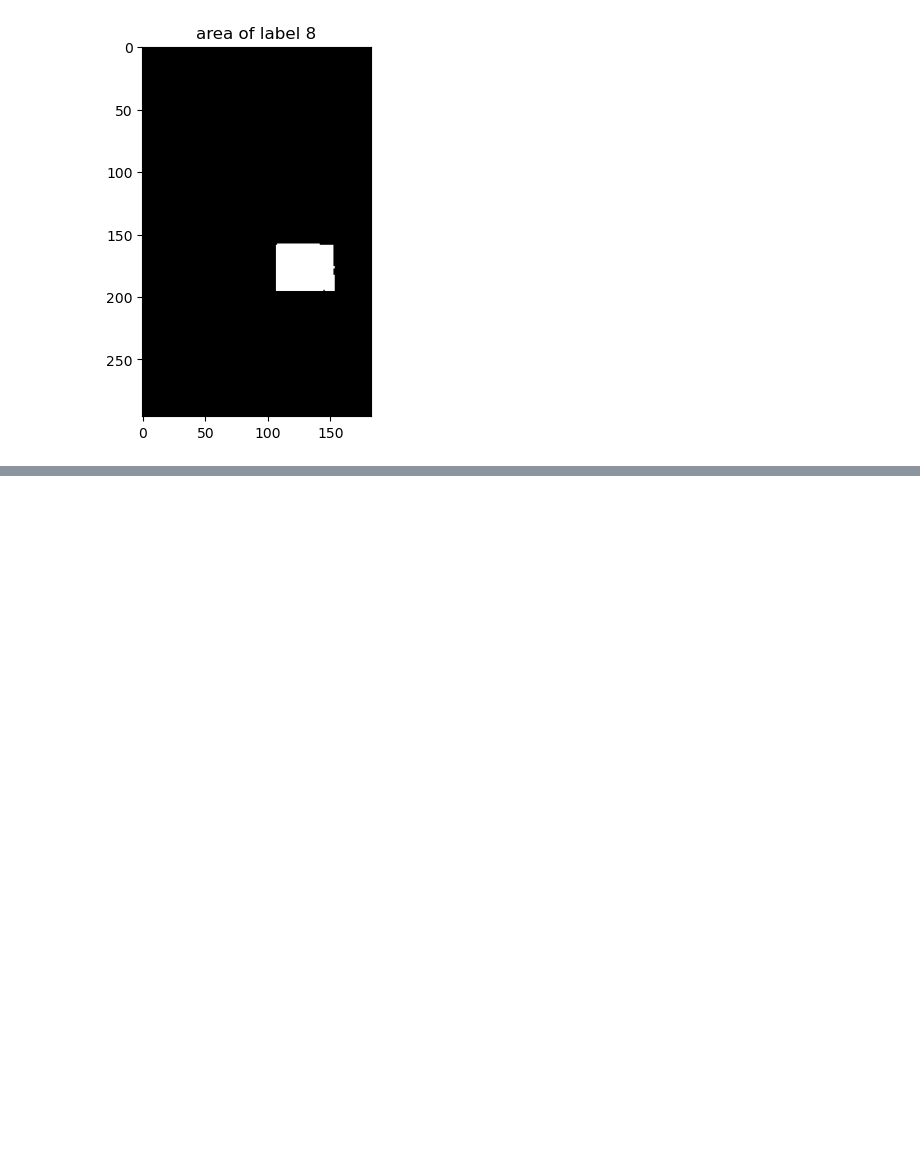
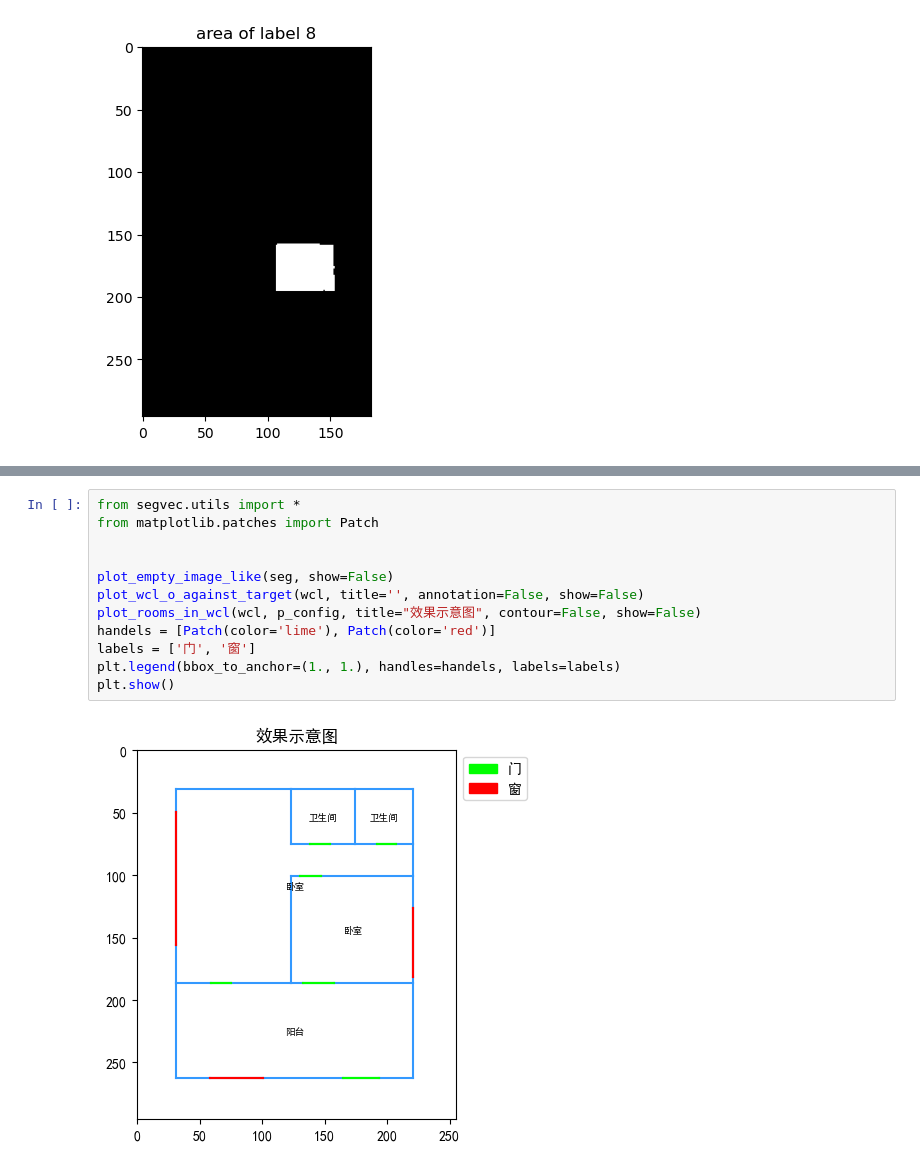
Before and after one commit to Kaomsos/SegVectorizer, a Jupyter notebook: snippets/snippets.ipynb, the cells around one changed output, grey strips where cells are left out. Saved outputs shown, nothing was run; the diff lists cells and outputs as text; blank space fills up the shorter version.

```diff
--- a/snippets/snippets.ipynb
+++ b/snippets/snippets.ipynb
@@ -44,0 +97,14 @@ for i in np.unique(seg):
+# %%
+from segvec.utils import *
+from matplotlib.patches import Patch
+
+
+plot_empty_image_like(seg, show=False)
+plot_wcl_o_against_target(wcl, title='', annotation=False, show=False)
+plot_rooms_in_wcl(wcl, p_config, title="效果示意图", contour=False, show=False)
+handels = [Patch(color='lime'), Patch(color='red')]
+labels = ['门', '窗']
+plt.legend(bbox_to_anchor=(1., 1.), handles=handels, labels=labels)
+plt.show()
+# %% [output]
+[figure, added]
```
Also changed, not shown: parts of 2 cells of this notebook, 2 other files.
